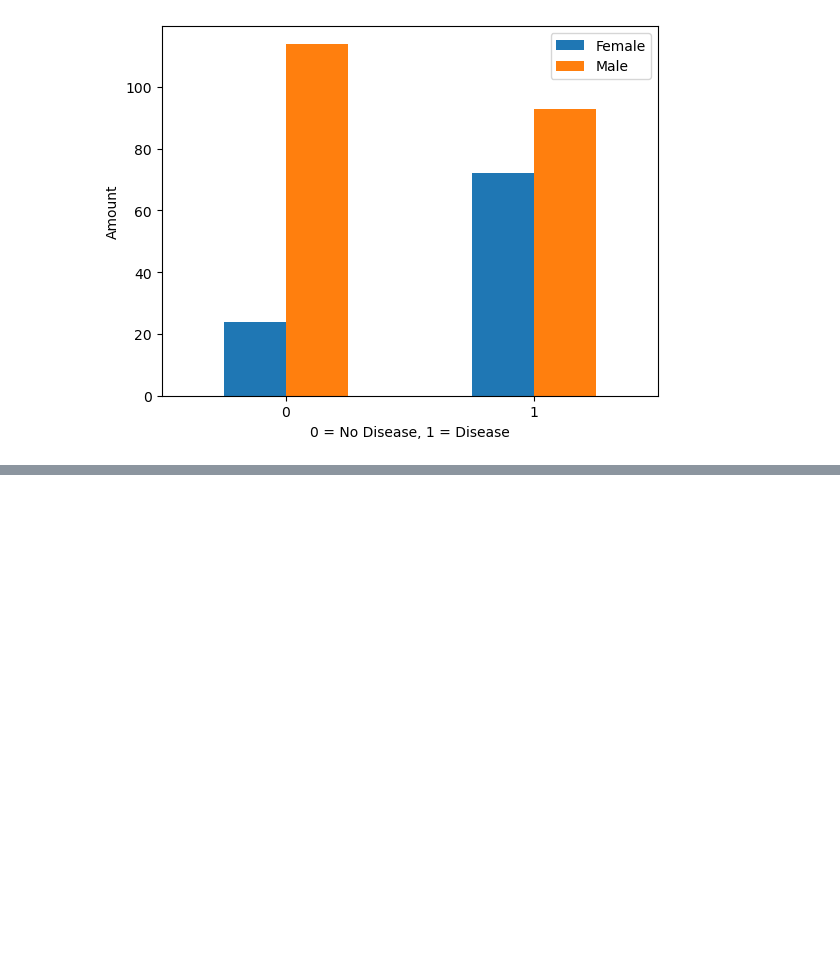
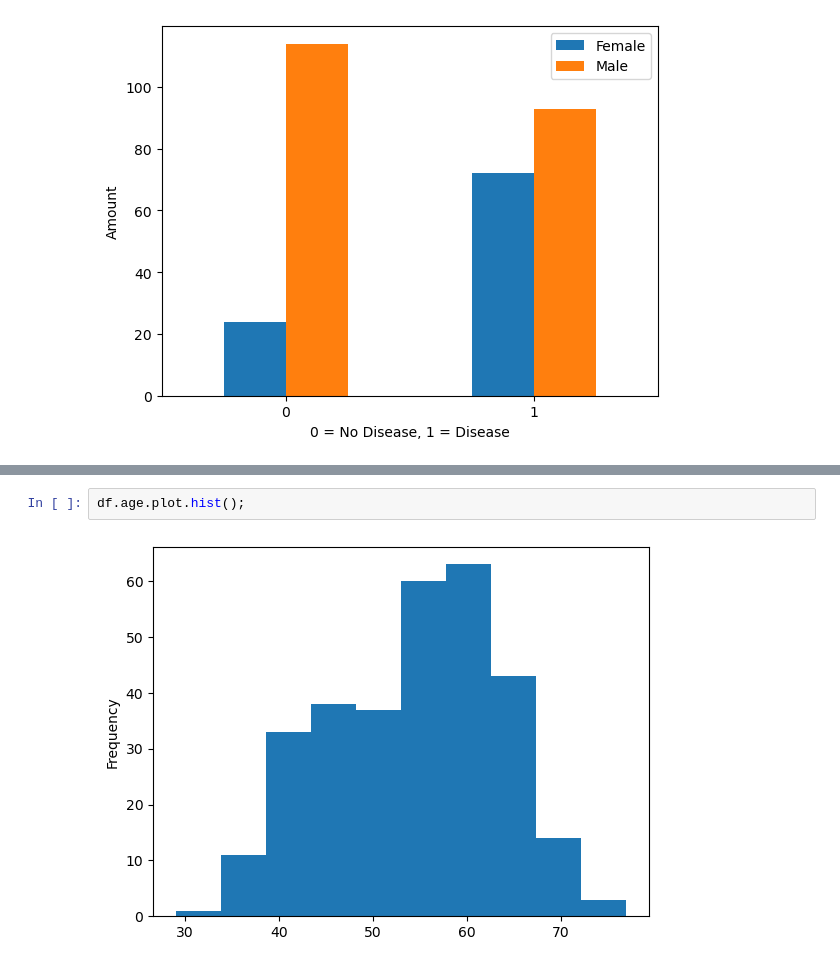
Before and after one commit to KalanaTharusha/heart-disease-project, a Jupyter notebook: end-to-end-heart-disease-classification.ipynb, the cells around one changed output, grey strips where cells are left out. Cells and saved outputs as stored; diff of their text form; blank space fills up the shorter version.

```diff
--- a/end-to-end-heart-disease-classification.ipynb
+++ b/end-to-end-heart-disease-classification.ipynb
@@ -158,0 +182,4 @@ plt.xticks(rotation=0);
+# %%
+df.age.plot.hist();
+# %% [output]
+[figure, added]
```
Also changed, not shown: parts of 58 cells of this notebook.
